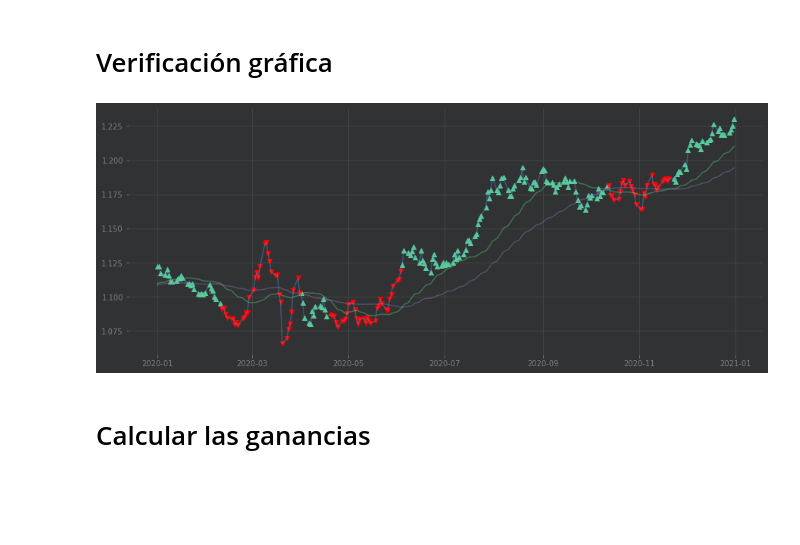
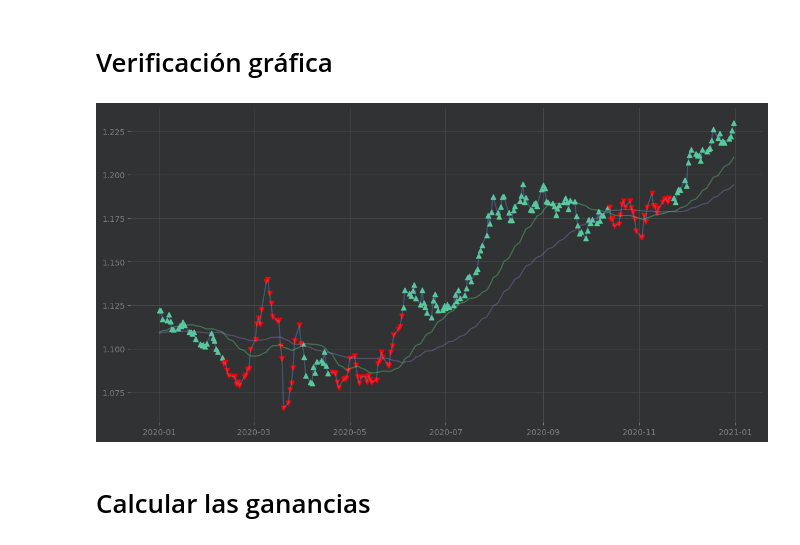
Before and after one commit to PacoDLC/trading-algoritmico-a-z-con-python, a Jupyter notebook: ES_TA_Capítulo_04_Crea_tu_primera_estrategia_de_trading.ipynb, the cells around one changed output. Saved outputs shown, nothing was run; the diff lists cells and outputs as text; code cells hidden in the pictures; blank space fills up the shorter version.

```diff
--- a/ES_TA_Capítulo_04_Crea_tu_primera_estrategia_de_trading.ipynb
+++ b/ES_TA_Capítulo_04_Crea_tu_primera_estrategia_de_trading.ipynb
@@ -154,33 +154,28 @@ df.loc[(df["SMA fast"] < df["SMA slow"]), "position"] = -1
 # %%
 # Representamos toda la señal para asegurarnos de que sea correcta
 
 year = "2020"
 
 # Seleccionar toda la señal en una lista de índices para representar sólo estos puntos
-idx_open = df.loc[df["position"] == 1].loc[year].index
-idx_close = df.loc[df["position"] == -1].loc[year].index
+idx_open = df.loc[df["position"] == 1].loc[year].index # Posición de compra
+idx_close = df.loc[df["position"] == -1].loc[year].index # Posición de venta
 
 # Adaptar el tamaño del gráfico
-plt.figure(figsize = (15,6))
+plt.figure(figsize = (14,7))
 
 # Representar los puntos de la señal larga 'open' en verde y la 'sell' en rojo
 plt.scatter(idx_open, df.loc[idx_open]["close"].loc[year], color = "#57CE95", marker = "^")
 plt.scatter(idx_close, df.loc[idx_close]["close"].loc[year], color = "red", marker = "v")
 
-
 # Representar la resistencia para asegurarse de que las condiciones se completan
-plt.plot(df["close"].loc[year].index, df["close"].loc[year], alpha=0.35)
-
-plt.plot(df["close"].loc[year].index, df["SMA fast"].loc[year], alpha=0.35)
-
-plt.plot(df["close"].loc[year].index, df["SMA slow"].loc[year], alpha=0.35)
-
-
+plt.plot(df["close"].loc[year].index, df["close"].loc[year], alpha = 0.35)
+plt.plot(df["close"].loc[year].index, df["SMA fast"].loc[year], alpha = 0.35)
+plt.plot(df["close"].loc[year].index, df["SMA slow"].loc[year], alpha = 0.35)
 
 # Mostrar el gráfico
 plt.show()
 # %% [output]
-[figure, old version]
+[figure, new version]
 # %% [markdown]
 # Calcular las ganancias
 # %%
```
Also changed, not shown: parts of 3 cells of this notebook.
